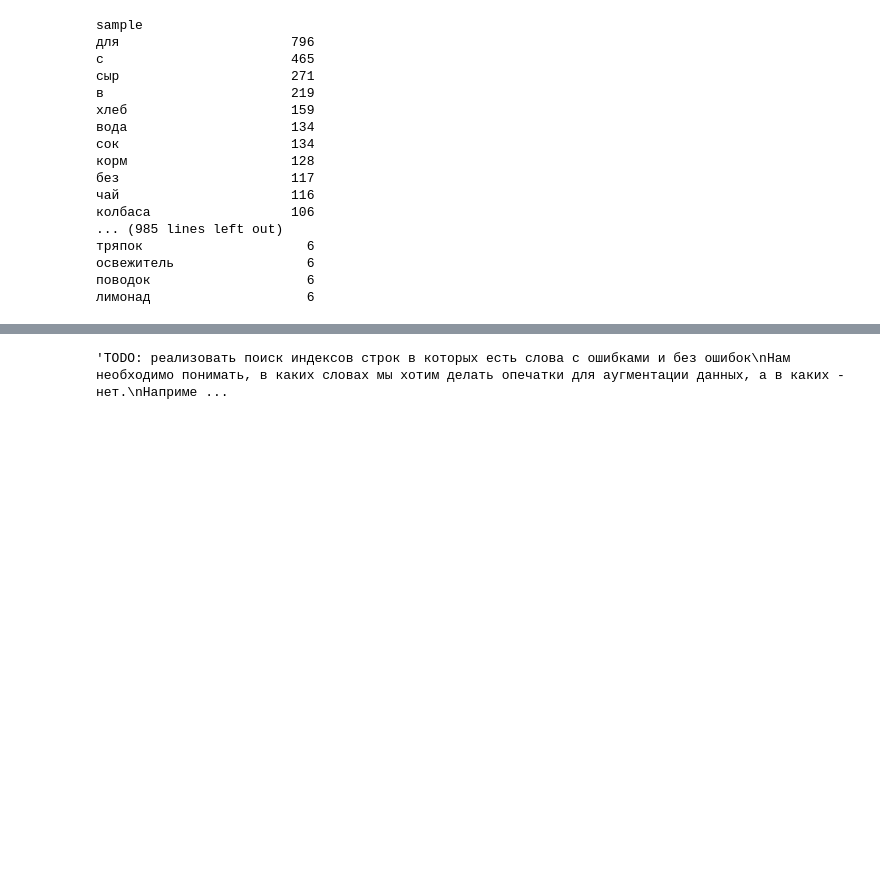
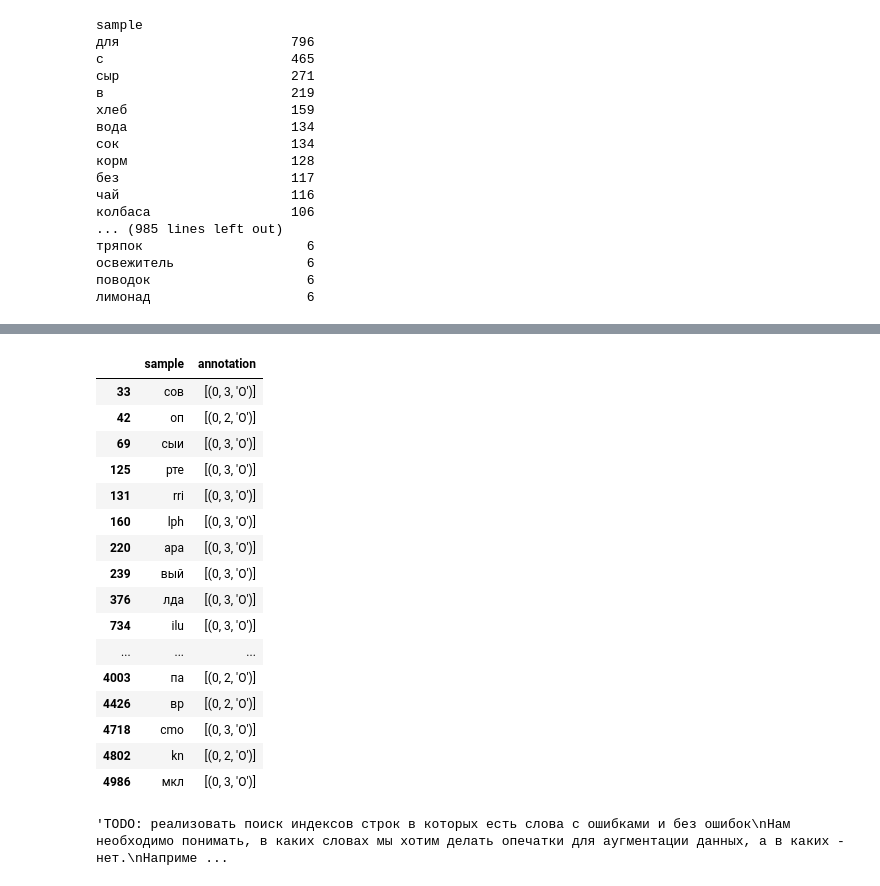
Before and after one commit to The-Boars/hackaton_lct, a Jupyter notebook: data_flow/data_analysis.ipynb, the cells around one changed output, grey strips where cells are left out. Cells and saved outputs as stored; diff of their text form; code cells hidden in the pictures; blank space fills up the shorter version.

```diff
--- a/data_flow/data_analysis.ipynb
+++ b/data_flow/data_analysis.ipynb
@@ -35,3 +190,37 @@ sample
+# %%
+import pandas as pd
+import ast
+pd.options.display.max_colwidth = None          # или pd.set_option('display.max_colwidth', None)
+pd.options.display.max_rows = 200
+submission = pd.read_csv('../datasets/submission.csv', sep=';')
+# длина sample ≤ 3
+mask_short = submission['sample'].astype(str).str.len() <= 3
+
+# первый кортеж существует и его третий элемент (индекс 2) не 'O'
+mask_not_o = submission['annotation'].apply(
+    lambda x: bool(x) and ast.literal_eval(x)[0][2] == 'O'
+)
+
+rows_with_digits = submission[mask_short & mask_not_o]
+rows_with_digits
+# %% [output]
+|  | sample | annotation |
+| 33 | сов | [(0, 3, 'O')] |
+| 42 | оп | [(0, 2, 'O')] |
+| 69 | сыи | [(0, 3, 'O')] |
+| 125 | рте | [(0, 3, 'O')] |
+| 131 | rri | [(0, 3, 'O')] |
+| 160 | lph | [(0, 3, 'O')] |
+| 220 | ара | [(0, 3, 'O')] |
+| 239 | вый | [(0, 3, 'O')] |
+| 376 | лда | [(0, 3, 'O')] |
+| 734 | ilu | [(0, 3, 'O')] |
+| ... | ... | ... |
+| 4003 | па | [(0, 2, 'O')] |
+| 4426 | вр | [(0, 2, 'O')] |
+| 4718 | cmo | [(0, 3, 'O')] |
+| 4802 | kn | [(0, 2, 'O')] |
+| 4986 | мкл | [(0, 3, 'O')] |
 # %%
 '''TODO: реализовать поиск индексов строк в которых есть слова с ошибками и без ошибок
 Нам необходимо понимать, в каких словах мы хотим делать опечатки для аугментации данных, а в каких - нет.
```
Also changed, not shown: parts of 7 cells of this notebook, 45 other files.
